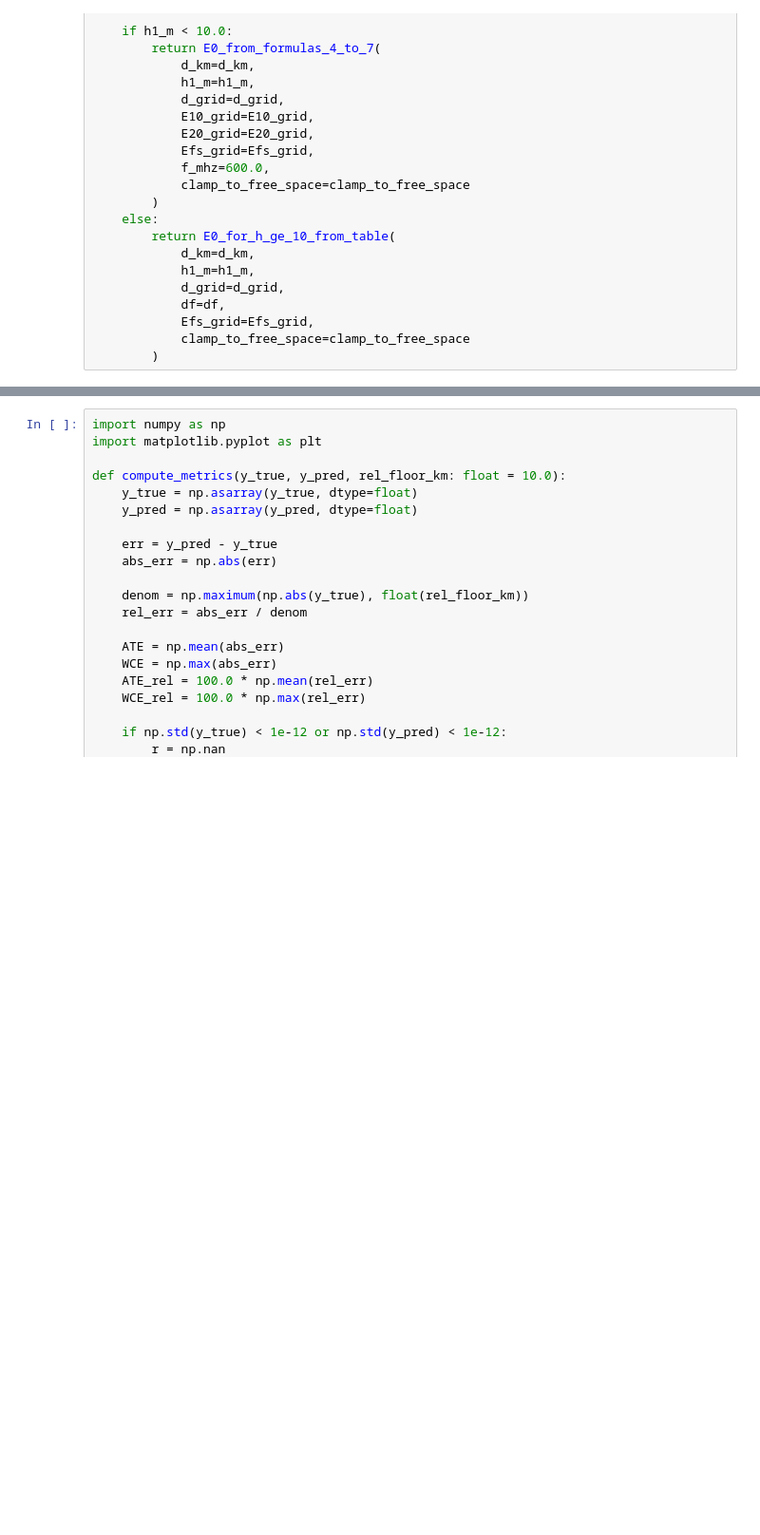
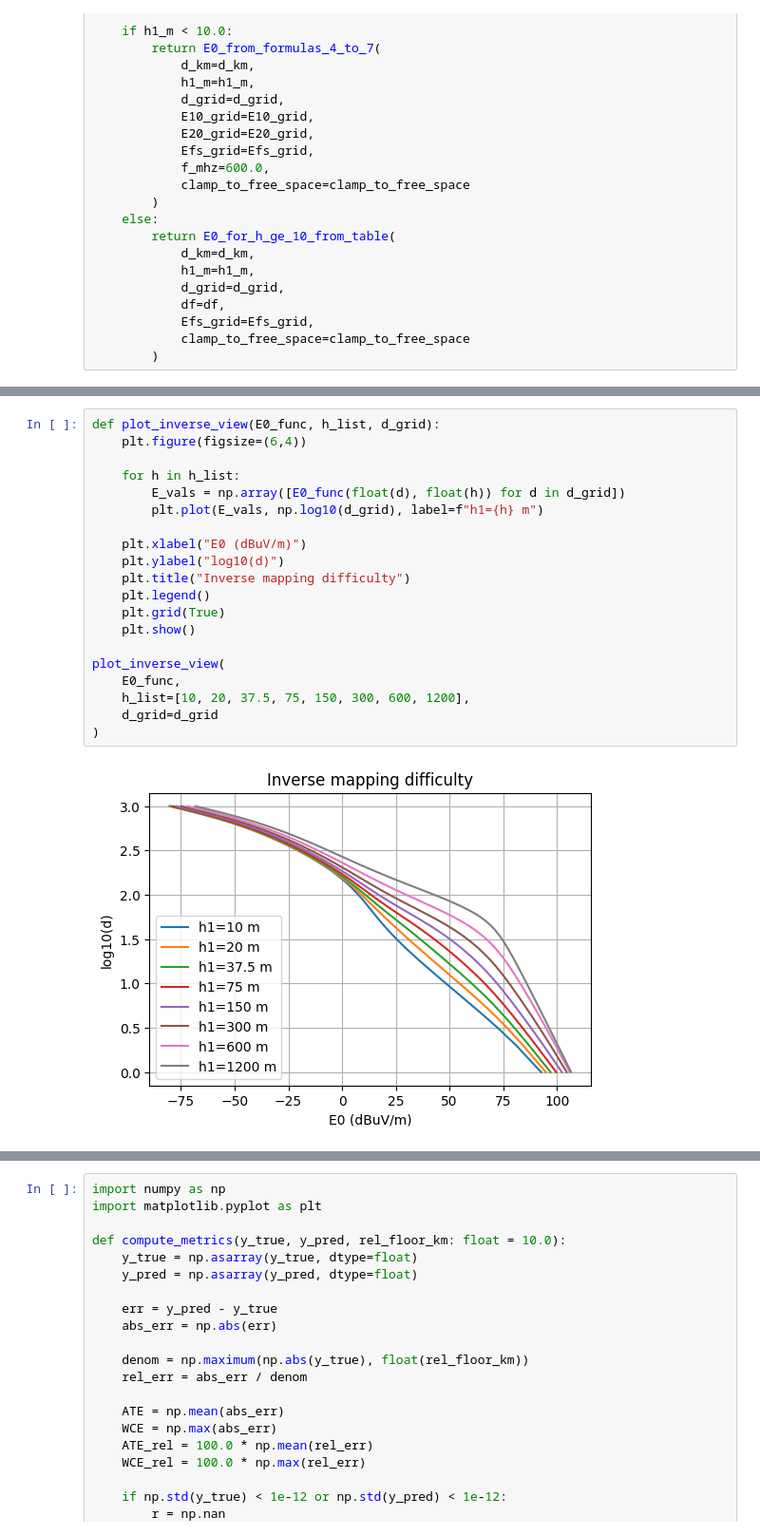
Before and after one commit to katarinaast/ArtificialIntelligenceInCommunicationSystems, a Jupyter notebook: projekat.ipynb, the cells around one changed output, grey strips where cells are left out. Shown at 95% size. Saved outputs shown, nothing was run; the diff lists cells and outputs as text; blank space fills up the shorter version.

```diff
--- a/projekat.ipynb
+++ b/projekat.ipynb
@@ -294,0 +318,22 @@ E0(d=1,h=20) = 94.868  (mora 94.868)
+# %%
+def plot_inverse_view(E0_func, h_list, d_grid):
+    plt.figure(figsize=(6,4))
+
+    for h in h_list:
+        E_vals = np.array([E0_func(float(d), float(h)) for d in d_grid])
+        plt.plot(E_vals, np.log10(d_grid), label=f"h1={h} m")
+
+    plt.xlabel("E0 (dBuV/m)")
+    plt.ylabel("log10(d)")
+    plt.title("Inverse mapping difficulty")
+    plt.legend()
+    plt.grid(True)
+    plt.show()
+
+plot_inverse_view(
+    E0_func,
+    h_list=[10, 20, 37.5, 75, 150, 300, 600, 1200],
+    d_grid=d_grid
+)
+# %% [output]
+[figure, added]
```
Also changed, not shown: parts of 9 cells of this notebook.
